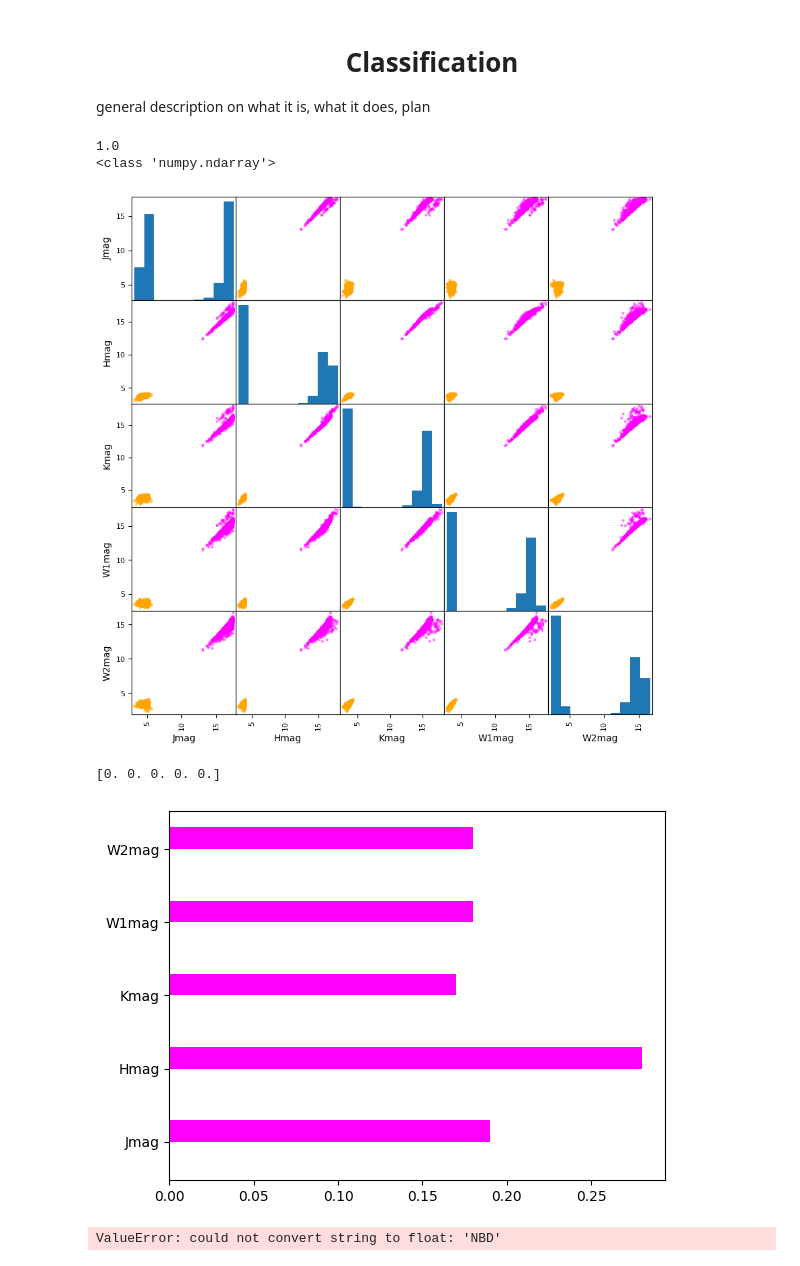
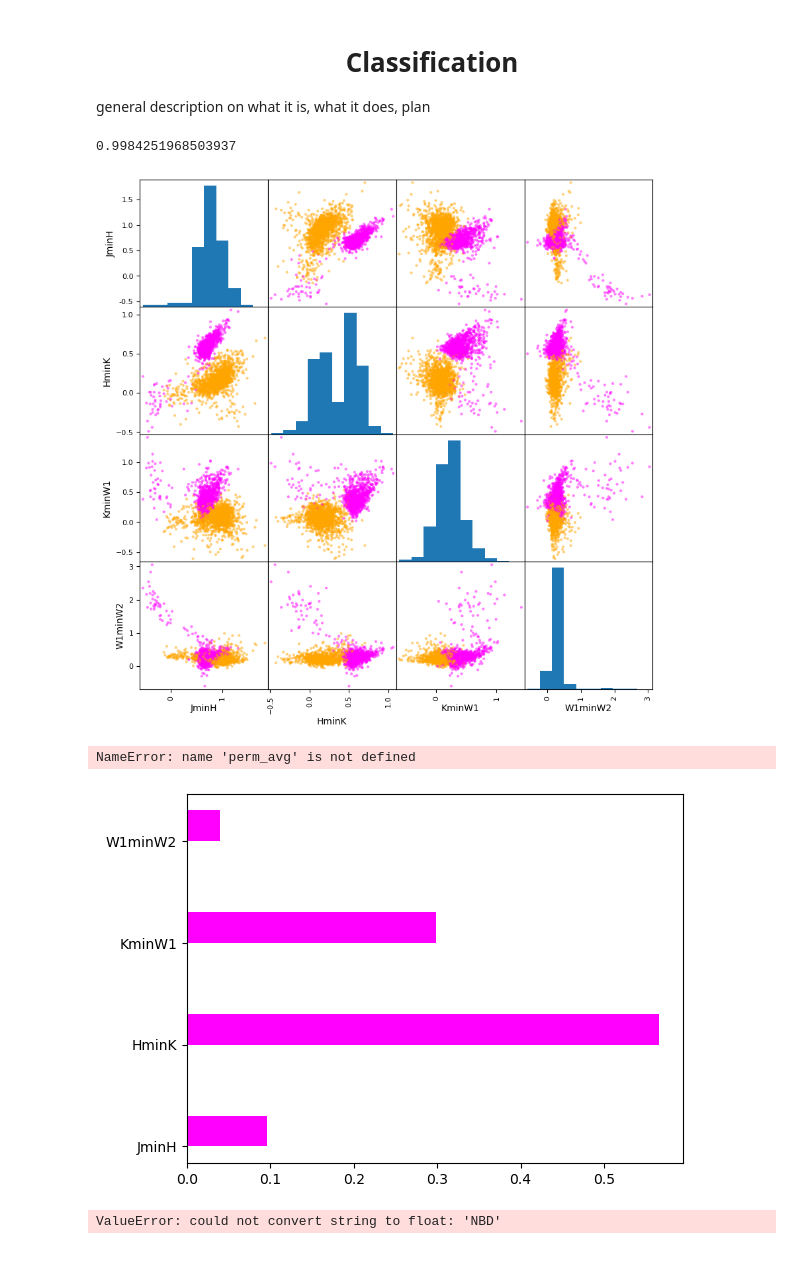
Before and after one commit to lagar05/ASTR154-Final-Project, a Jupyter notebook: Coding-Product.ipynb, the cells around one changed output. Cells and saved outputs as stored; diff of their text form; code cells hidden in the pictures.

```diff
--- a/Coding-Product.ipynb
+++ b/Coding-Product.ipynb
@@ -157,0 +158,33 @@ Table length=2540
+# %%
+# add colors
+table['JminH'] = table['Jmag'] - table['Hmag']
+table['e_JminH'] = table['e_Jmag'] - table['e_Hmag']
+
+# table['JminK'] = table['Jmag'] - table['Kmag']
+# table['e_JminK'] = table['e_Jmag'] - table['e_Kmag']
+
+table['HminK'] = table['Hmag'] - table['Kmag']
+table['e_HminK'] = table['e_Hmag'] - table['e_Kmag']
+
+# table['W1minW2'] = table['W1mag'] - table['W2mag']
+# table['e_W1minW2'] = table['e_W1mag'] - table['e_W2mag']
+
+# table['JminW1'] = table['Jmag'] - table['W1mag']
+# table['e_JminW1'] = table['e_Jmag'] - table['e_W1mag']
+
+# table['JminW2'] = table['Jmag'] - table['W2mag']
+# table['e_JminW2'] = table['e_Jmag'] - table['e_W2mag']
+
+# table['HminW1'] = table['Hmag'] - table['W1mag']
+# table['e_HminW1'] = table['e_Hmag'] - table['e_W1mag']
+
+# table['HminW2'] = table['Hmag'] - table['W2mag']
+# table['e_HminW2'] = table['e_Hmag'] - table['e_W2mag']
+
+table['KminW1'] = table['Kmag'] - table['W1mag']
+table['e_KminW1'] = table['e_Kmag'] - table['e_W1mag']
+
+table['W1minW2'] = table['W1mag'] - table['W2mag']
+table['e_W1minW2'] = table['e_W1mag'] - table['e_W2mag']
+
+table
@@ -169,35 +223,35 @@ notes about the sets
 # from sklearn.ensemble import RandomForestRegressor
 # from astroquery.simbad import Simbad
 
 # label = table['Label'] # y vals
 
 # #Look into what iris returns for intepretability
 # print(label)
 # #classifier = RandomForestRegressor( 100, criterion = 'squared_error', oob_score = True)
 # #classifier.fit(table,
 
 
 from sklearn.ensemble import RandomForestClassifier
 from sklearn.model_selection import cross_val_predict
 from sklearn.metrics import accuracy_score
 
-data = (table['Jmag', 'Hmag', 'Kmag', 'W1mag','W2mag']).to_pandas()
+#data = (table['Jmag', 'Hmag', 'Kmag', 'W1mag','W2mag']).to_pandas()
+data = (table['JminH','HminK','KminW1','W1minW2']).to_pandas()
 y = np.array(table['Label'])
 
 
 y_colors = np.full(np.shape(y), '', dtype= object)
 y_colors[y == 'BD'] = 'magenta'
 y_colors[y == 'NBD'] = 'orange'
 
 clf = RandomForestClassifier()
 y_pred = cross_val_predict(clf, data, y)
 
 pd.plotting.scatter_matrix(data, figsize = (10, 10), c = y_colors)  # double check f want to code true or predicted labels?
 
 accuracy = accuracy_score(y, y_pred)
 print(accuracy)
-print(type(y_num))
+#print(type(y_num))
 # %% [output]
-1.0
-<class 'numpy.ndarray'>
+0.9984251968503937
-[figure, old version]
+[figure, new version]
@@ -222,8 +278,8 @@ plt.barh(data.columns, perm_avg, color ='blue', align= 'edge', height = -0.3)
 
 print(perm_importance)
 # %% [output]
-[0. 0. 0. 0. 0.]
+NameError: name 'perm_avg' is not defined
-[figure, old version]
+[figure, new version]
 # %%
 # https://astroquery.readthedocs.io/en/latest/
 from sklearn.ensemble import RandomForestRegressor
```
Also changed, not shown: parts of 6 cells of this notebook.
